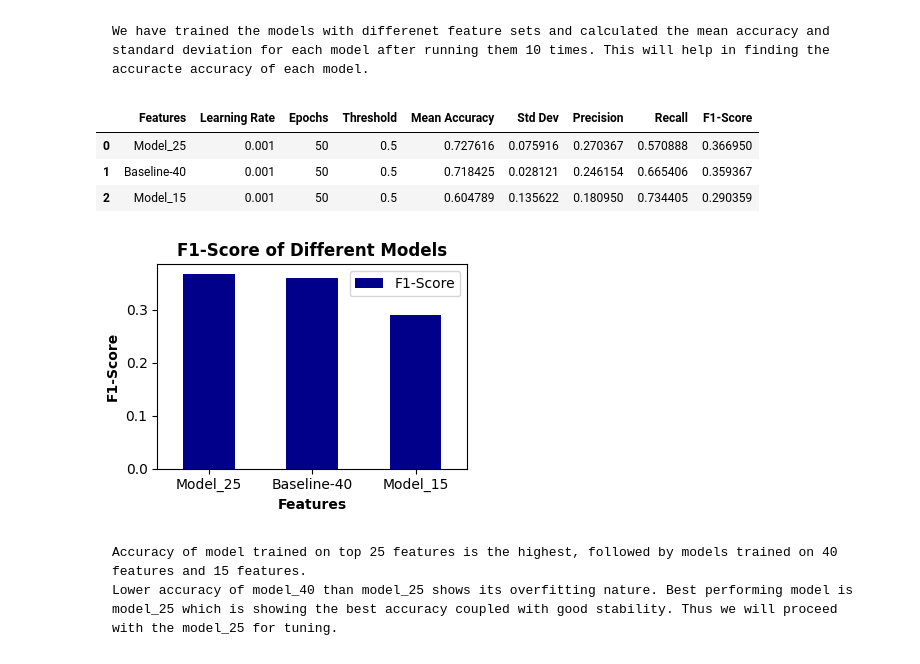
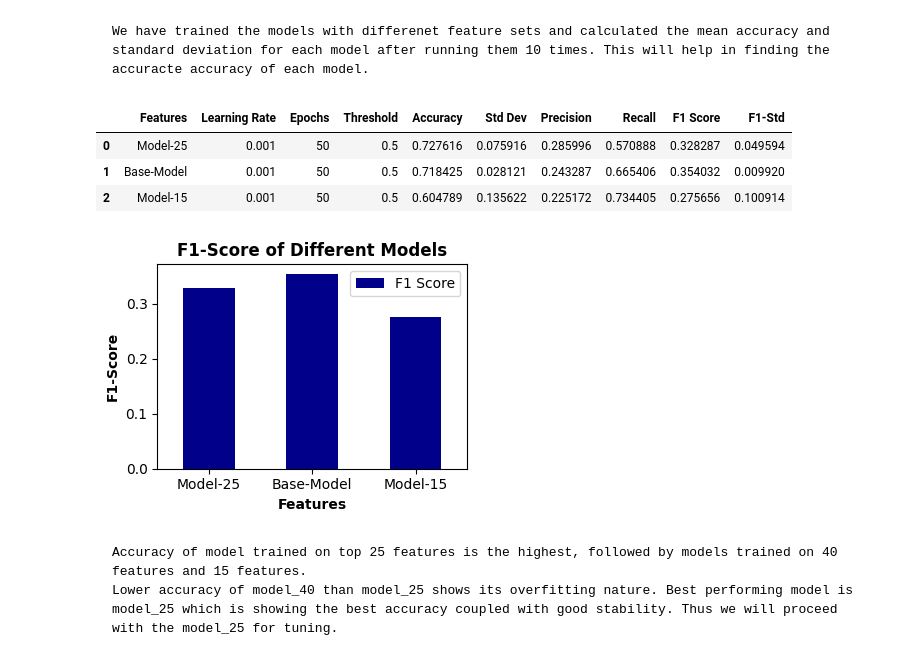
Before and after one commit to Padhanaya/apex-project2, a Jupyter notebook: apex.ipynb, the cells around one changed output. Saved outputs shown, nothing was run; the diff lists cells and outputs as text; code cells hidden in the pictures.

````diff
--- a/apex.ipynb
+++ b/apex.ipynb
@@ -906,9 +956,15 @@ Both the above given cells give neural network architecture. Using which we will
 # Finding mean and standrad deviation of accuracy of the model train on all features.
 result = []
 accs = []
+presi = []
+f1_s = []
+
 for i in range(10):
     set_seed(42 + i)
-    acc, cr, f1, pr, rc = train_model(X_train, y_train, X_test, y_test, X_train.shape[1], 32, 16, 0.001, 50, 0.5)
+    acc, cr, f1, pr, rc, train_losses, val_losses, train_accs, val_accs = train_model(
+        X_train, y_train, X_val, y_val, X_train.shape[1], 32, 16, 0.001, 50, 0.5)
     accs.append(acc)
+    presi.append(pr)
+    f1_s.append(f1)
 
-result.append(["Baseline-40",0.001, 50, 0.5, np.mean(accs), np.std(accs), pr, rc, f1])
+result.append(["Base-Model",0.001, 50, 0.5, np.mean(accs), np.std(accs), np.mean(presi), rc, np.mean(f1_s), np.std(f1_s)])
@@ -919,23 +977,32 @@ This is a baseline model with all 40 features.
 # %%
 # Finding mean and standrad deviation of accuracy of the model train on 25 features.
 accs = []
+presi = []
+f1_s = []
+
 for i in range(10):
     set_seed(42 + i)
     acc, cr, f1, pr, rc = train_model(X_train25, y_train, X_test25, y_test, X_train25.shape[1], 32, 16, 0.001, 50, 0.5)
     accs.append(acc)
+    presi.append(pr)
+    f1_s.append(f1)
 
-result.append(["Model_25",0.001, 50, 0.5, np.mean(accs), np.std(accs), pr, rc, f1])
+result.append(["Model-25",0.001, 50, 0.5, np.mean(accs), np.std(accs), np.mean(presi), rc, np.mean(f1_s), np.std(f1_s)])
 # %%
 # Finding mean and standrad deviation of accuracy of the model train on 15 features.
 accs = []
+presi = []
+f1_s = []
+
 
 for i in range(10):
     set_seed(42 + i)
     acc, cr, f1, pr, rc = train_model(X_train15, y_train, X_test15, y_test, X_train15.shape[1], 32, 16, 0.001, 50, 0.5)
     accs.append(acc)
+    presi.append(pr)
+    f1_s.append(f1)
 
-
-result.append(["Model_15",0.001, 50, 0.5, np.mean(accs), np.std(accs), pr, rc, f1])
+result.append(["Model-15",0.001, 50, 0.5, np.mean(accs), np.std(accs), np.mean(presi), rc, np.mean(f1_s), np.std(f1_s)])
 # %% [markdown]
 ```
 We have trained the models with differenet feature sets and calculated the mean accuracy and standard deviation for each model after running them 10 times. This will help in finding the accuracte accuracy of each model.
@@ -943,24 +1010,24 @@ We have trained the models with differenet feature sets and calculated the mean
 # %%
 model_df = pd.DataFrame(
     result,
-    columns = ["Features","Learning Rate", "Epochs", "Threshold", "Mean Accuracy", "Std Dev", "Precision", "Recall", "F1-Score"]
-    ).sort_values(by = "Mean Accuracy", ascending = False).reset_index(drop = True)
+    columns = ["Features","Learning Rate", "Epochs", "Threshold", "Accuracy", "Std Dev", "Precision", "Recall", "F1 Score", "F1-Std"]
+    ).sort_values(by = "Accuracy", ascending = False).reset_index(drop = True)
 model_df
 # %% [output]
-|  | Features | Learning Rate | Epochs | Threshold | Mean Accuracy | Std Dev | Precision | Recall | F1-Score |
-| 0 | Model_25 | 0.001 | 50 | 0.5 | 0.727616 | 0.075916 | 0.270367 | 0.570888 | 0.366950 |
-| 1 | Baseline-40 | 0.001 | 50 | 0.5 | 0.718425 | 0.028121 | 0.246154 | 0.665406 | 0.359367 |
-| 2 | Model_15 | 0.001 | 50 | 0.5 | 0.604789 | 0.135622 | 0.180950 | 0.734405 | 0.290359 |
+|  | Features | Learning Rate | Epochs | Threshold | Accuracy | Std Dev | Precision | Recall | F1 Score | F1-Std |
+| 0 | Model-25 | 0.001 | 50 | 0.5 | 0.727616 | 0.075916 | 0.285996 | 0.570888 | 0.328287 | 0.049594 |
+| 1 | Base-Model | 0.001 | 50 | 0.5 | 0.718425 | 0.028121 | 0.243287 | 0.665406 | 0.354032 | 0.009920 |
+| 2 | Model-15 | 0.001 | 50 | 0.5 | 0.604789 | 0.135622 | 0.225172 | 0.734405 | 0.275656 | 0.100914 |
 # %%
-model_df[['Features', 'F1-Score']].plot(kind = 'bar', x = 'Features', y = 'F1-Score', color = 'darkblue', figsize = (4,3))
+model_df[['Features', 'F1 Score']].plot(kind = 'bar', x = 'Features', y = 'F1 Score', color = 'darkblue', figsize = (4,3))
 plt.xticks(rotation = 0)
 plt.ylabel("F1-Score", weight = 'bold')
 plt.xlabel("Features", weight = 'bold')
 plt.title("F1-Score of Different Models", weight = 'bold')
 plt.tight_layout()
 plt.show()
 # %% [output]
-[figure, old version]
+[figure, new version]
 # %% [markdown]
 ```
 Accuracy of model trained on top 25 features is the highest, followed by models trained on 40 features and 15 features.
````
Also changed, not shown: parts of 25 cells of this notebook.
